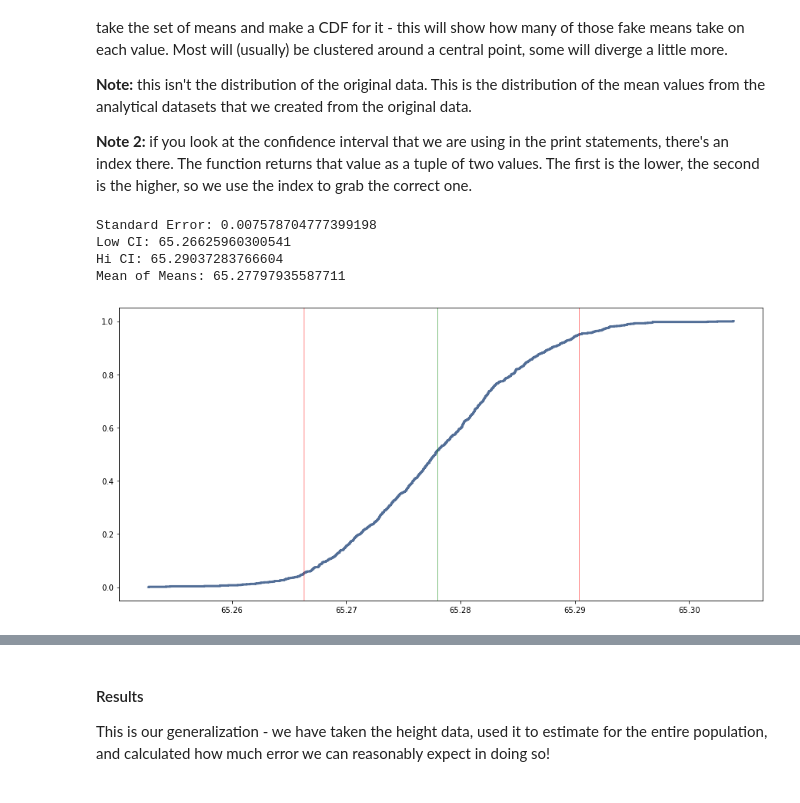
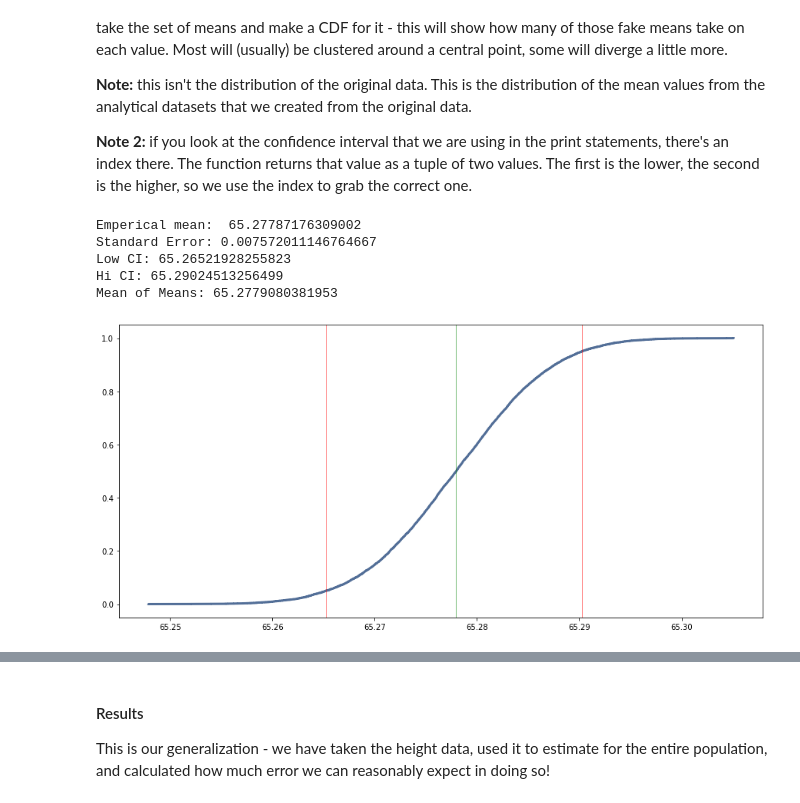
Before and after one commit to zareeiant/Basic_Stats_in_Python_Student_Workbooks, a Jupyter notebook: 012A_samples_and_randomness_sol.ipynb, the cells around one changed output, grey strips where cells are left out. Cells and saved outputs as stored; diff of their text form; code cells hidden in the pictures.

```diff
--- a/012A_samples_and_randomness_sol.ipynb
+++ b/012A_samples_and_randomness_sol.ipynb
@@ -188,10 +188,12 @@ def simulateNormal(mu=0, sigma=1, n=100, m=10000, ciLow=5, ciHi=95):
         xbar = np.mean(xs)
         means.append(xbar)
     cdf = thinkstats2.Cdf(means)
+    pmf=thinkstats2.Pmf(means)
     ci = cdf.Percentile(ciLow), cdf.Percentile(ciHi)
     muList = [mu] * m
-    stderr = mean_squared_error(means, muList, squared=False)
-    return cdf, ci, stderr
+    stderr = mean_squared_error(means, muList, squared=False)# is squared is false we get RMSE and if it is true you get RMS
+
+    return cdf, ci, stderr,pmf
 # %% [markdown]
 <h2>Generating an Estimate - Here's the big part!</h2>
 
@@ -217,22 +219,24 @@ Once we have a list of means, that is used to generate our estimation of the mea
 # %%
 #Produce estimates - change the n and trials and observe results
 mu = df["height"].mean()
 sigma = df["height"].std()
 n = df["height"].count()
 
-cdf, ci, stderr = simulateNormal(mu=mu, sigma=sigma, n=n, m=1000, ciLow=5, ciHi=95)
+cdf, ci, stderr,pmf = simulateNormal(mu=mu, sigma=sigma, n=n, m=10000, ciLow=5, ciHi=95)
+print('Emperical mean: ', mu)
 print("Standard Error:", stderr)
 print("Low CI:", ci[0])
 print("Hi CI:", ci[1])
 print("Mean of Means:", cdf.Mean())
 thinkplot.Cdf(cdf)
 thinkplot.axvline(cdf.Mean(), color="green")
 thinkplot.axvline(ci[0], color="red")
 thinkplot.axvline(ci[1], color="red")
 thinkplot.Config()
 # %% [output]
-Standard Error: 0.007578704777399198
-Low CI: 65.26625960300541
-Hi CI: 65.29037283766604
-Mean of Means: 65.27797935587711
+Emperical mean:  65.27787176309002
+Standard Error: 0.007572011146764667
+Low CI: 65.26521928255823
+Hi CI: 65.29024513256499
+Mean of Means: 65.2779080381953
-[figure, old version]
+[figure, new version]
```
Also changed, not shown: parts of 10 cells of this notebook.
